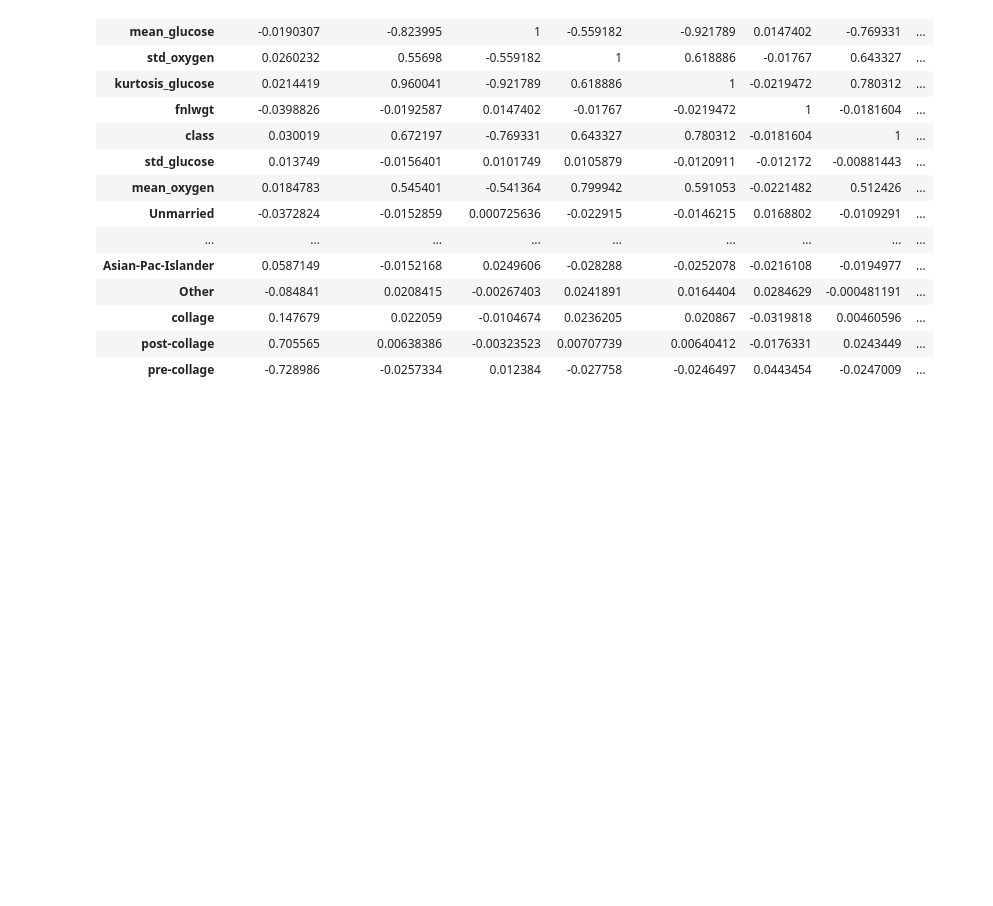
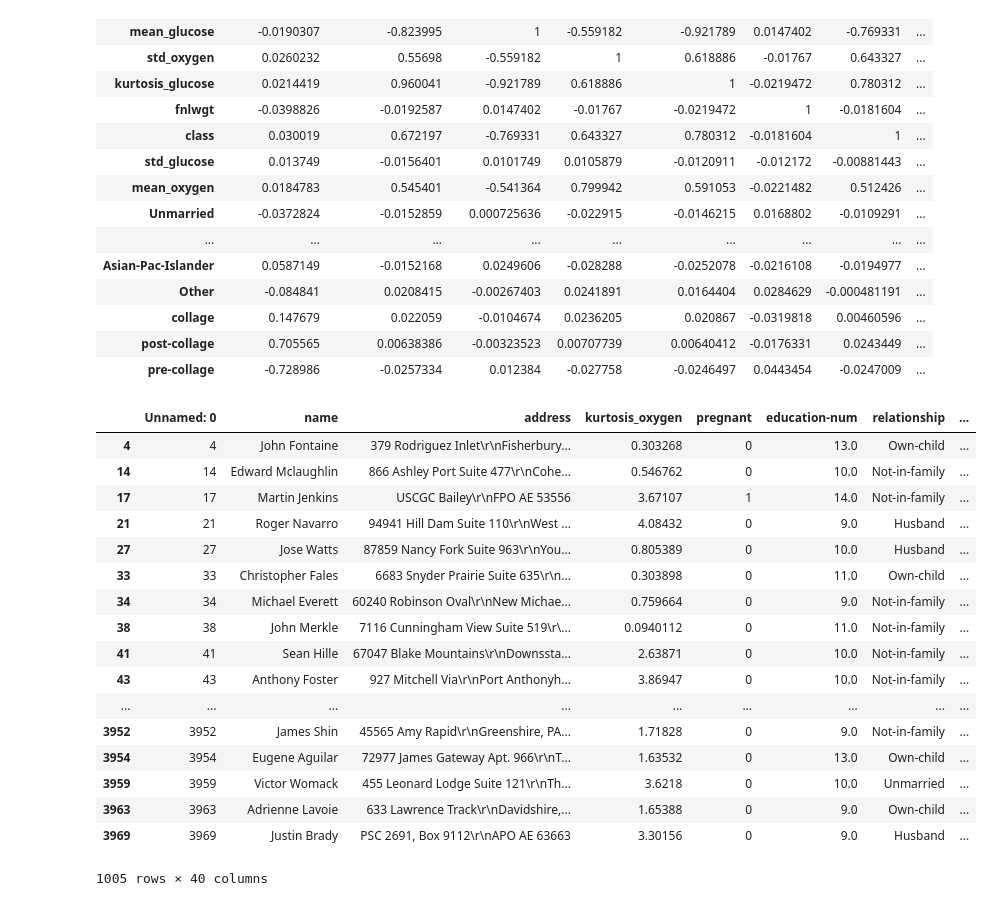
Before and after one commit to LBukai/IAU_project, a Jupyter notebook: phase3.ipynb, the cells around one changed output. Drawn from its saved outputs; the diff is of its cells as text; code cells hidden in the pictures; blank space fills up the shorter version.

```diff
--- a/phase3.ipynb
+++ b/phase3.ipynb
@@ -211,0 +198,21 @@ def manDecisionTree(ds):
+# %%
+train_1[train_1['class'] == 1]
+# %% [output]
+|  | Unnamed: 0 | name | address | kurtosis_oxygen | pregnant | education-num | relationship | ... |
+| 4 | 4 | John Fontaine | 379 Rodriguez Inlet\r\nFisherbury... | 0.303268 | 0 | 13.0 | Own-child | ... |
+| 14 | 14 | Edward Mclaughlin | 866 Ashley Port Suite 477\r\nCohe... | 0.546762 | 0 | 10.0 | Not-in-family | ... |
+| 17 | 17 | Martin Jenkins | USCGC Bailey\r\nFPO AE 53556 | 3.67107 | 1 | 14.0 | Not-in-family | ... |
+| 21 | 21 | Roger Navarro | 94941 Hill Dam Suite 110\r\nWest ... | 4.08432 | 0 | 9.0 | Husband | ... |
+| 27 | 27 | Jose Watts | 87859 Nancy Fork Suite 963\r\nYou... | 0.805389 | 0 | 10.0 | Husband | ... |
+| 33 | 33 | Christopher Fales | 6683 Snyder Prairie Suite 635\r\n... | 0.303898 | 0 | 11.0 | Own-child | ... |
+| 34 | 34 | Michael Everett | 60240 Robinson Oval\r\nNew Michae... | 0.759664 | 0 | 9.0 | Not-in-family | ... |
+| 38 | 38 | John Merkle | 7116 Cunningham View Suite 519\r\... | 0.0940112 | 0 | 11.0 | Not-in-family | ... |
+| 41 | 41 | Sean Hille | 67047 Blake Mountains\r\nDownssta... | 2.63871 | 0 | 10.0 | Not-in-family | ... |
+| 43 | 43 | Anthony Foster | 927 Mitchell Via\r\nPort Anthonyh... | 3.86947 | 0 | 10.0 | Not-in-family | ... |
+| ... | ... | ... | ... | ... | ... | ... | ... | ... |
+| 3952 | 3952 | James Shin | 45565 Amy Rapid\r\nGreenshire, PA... | 1.71828 | 0 | 9.0 | Not-in-family | ... |
+| 3954 | 3954 | Eugene Aguilar | 72977 James Gateway Apt. 966\r\nT... | 1.63532 | 0 | 13.0 | Own-child | ... |
+| 3959 | 3959 | Victor Womack | 455 Leonard Lodge Suite 121\r\nTh... | 3.6218 | 0 | 10.0 | Unmarried | ... |
+| 3963 | 3963 | Adrienne Lavoie | 633 Lawrence Track\r\nDavidshire,... | 1.65388 | 0 | 9.0 | Own-child | ... |
+| 3969 | 3969 | Justin Brady | PSC 2691, Box 9112\r\nAPO AE 63663 | 3.30156 | 0 | 9.0 | Husband | ... |
+1005 rows × 40 columns
```
Also changed, not shown: parts of 8 cells of this notebook.
